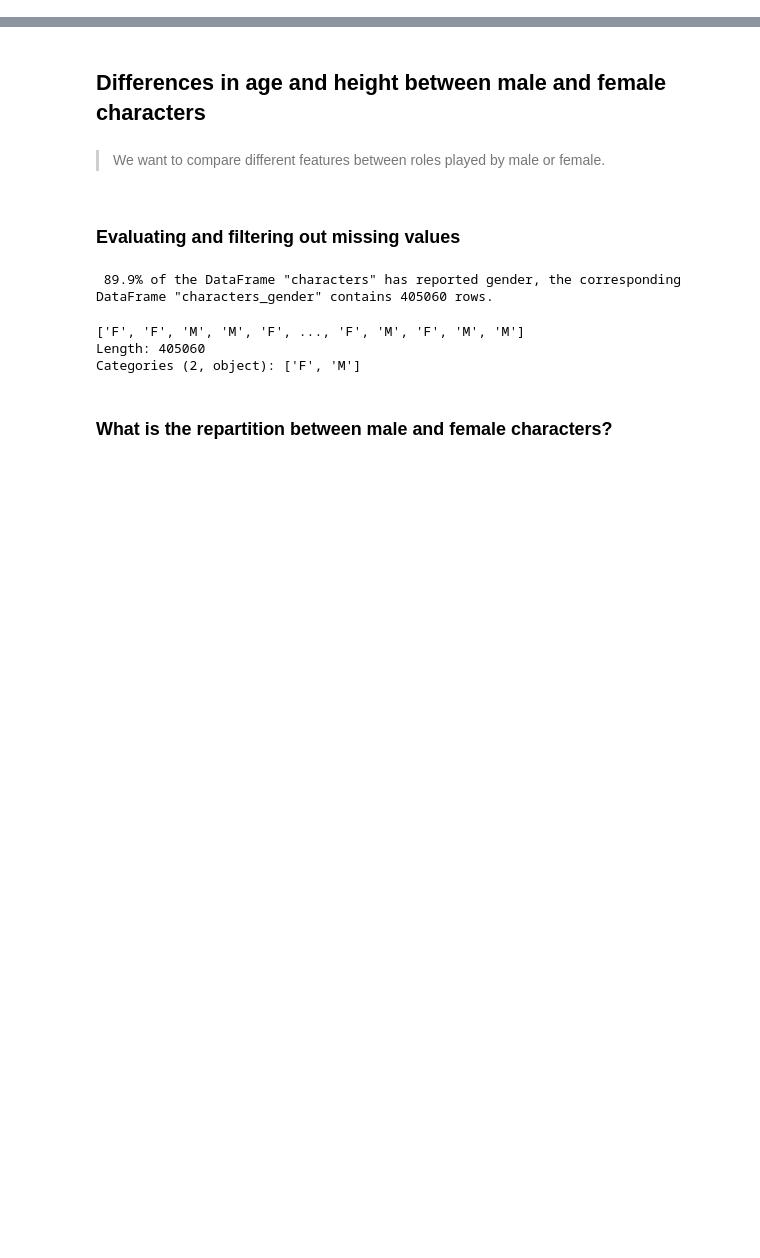
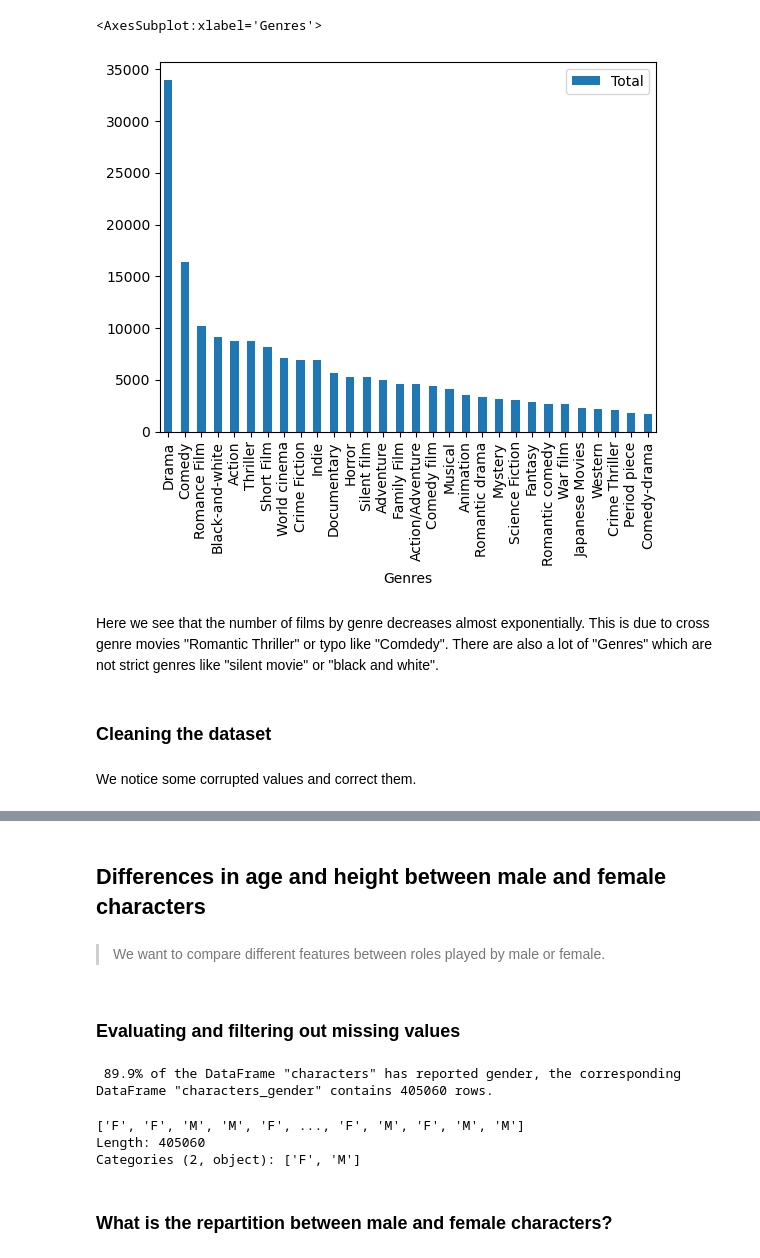
Before and after one commit to epfl-ada/ada-2022-project-armada, a Jupyter notebook: P2.ipynb, the cells around one changed output, grey strips where cells are left out. Saved outputs shown, nothing was run; the diff lists cells and outputs as text; code cells hidden in the pictures; blank space fills up the shorter version.

```diff
--- a/P2.ipynb
+++ b/P2.ipynb
@@ -64,0 +143,13 @@ type_char.head()
+# %%
+total_genres.index.name = "Genres"
+total_genres = total_genres.rename(columns = {'movie_genres': 'Total'})
+total_genres.head(30).plot.bar(y = 'Total')
+# %% [output]
+<AxesSubplot:xlabel='Genres'>
+[figure, added]
+# %% [markdown]
+Here we see that the number of films by genre decreases almost exponentially. This is due to cross genre movies "Romantic Thriller" or typo like "Comdedy". There are also a lot of "Genres" which are not strict genres like "silent movie" or "black and white".
+# %% [markdown]
+### Cleaning the dataset
+# %% [markdown]
+We notice some corrupted values and correct them.
```
Also changed, not shown: parts of 39 cells of this notebook.
